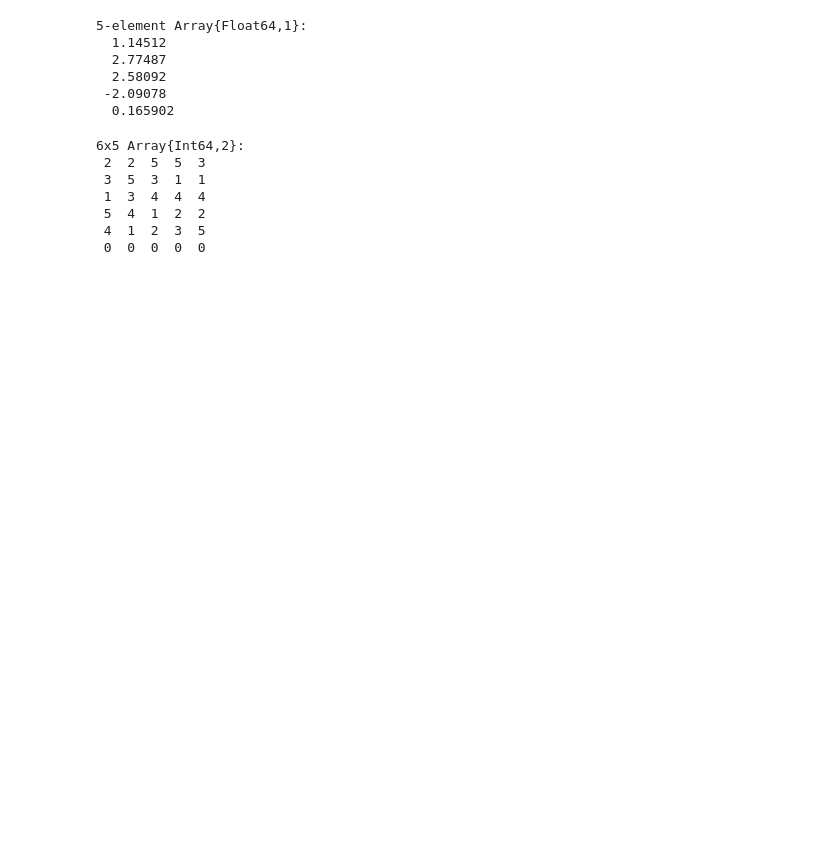
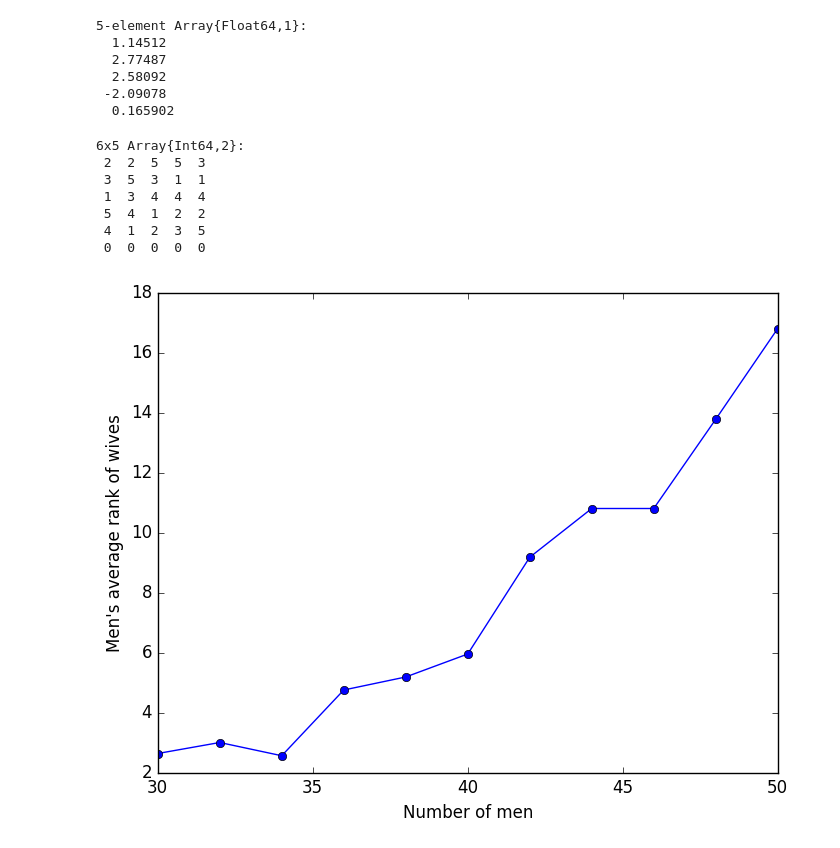
Before and after one commit to nswa17/gasshuku, a Jupyter notebook: Unbalanced Matching Markets The Stark Effect of Competition.ipynb, the cells around one changed output. Cells and saved outputs as stored; diff of their text form; code cells hidden in the pictures; blank space fills up the shorter version.

```diff
--- a/Unbalanced Matching Markets The Stark Effect of Competition.ipynb
+++ b/Unbalanced Matching Markets The Stark Effect of Competition.ipynb
@@ -793,7 +726,3 @@ for (i, m) in enumerate(m_range)
         r_mens[i, j] = r_men(m_matched, m_prefs)
     end
 end
-# %%
-for j in 1:length(beta_range)
-    plot(m_range, r_mens[:, j])
-end
@@ -802,17 +729,3 @@ end
-# %%
-m_range = 30:2:50
-n = 40
-beta = 0
-gamma_range = [0, 1, 2, 5, 10, 100, 1000]
-r_mens = Array(Float64, length(m_range), length(gamma_range))
-for (i, m) in enumerate(m_range)
-    m_x_as, f_x_as, m_x_ds, f_x_ds, epsilons = set_x_as(m), set_x_as(n), set_x_ds(m), set_x_ds(n), set_epsilons(m, n)
-    for (j, gamma) in enumerate(gamma_range)
-        m_prefs, f_prefs = get_mn_prefs_by_utility(m, n, beta, gamma, m_x_as, f_x_as, m_x_ds, f_x_ds, epsilons)
-        m_matched, _ = call_match(m_prefs, f_prefs)
-        r_mens[i, j] = r_men(m_matched, m_prefs)
-    end
-end
 # %%
 for j in 1:length(gamma_range)
     plot(m_range, r_mens[:, j])
@@ -825,10 +738,10 @@ n = 40
 beta_range = [0, 1, 2, 5, 10, 100]
 r_mens = Array(Float64, length(m_range), length(beta_range))
 for (i, m) in enumerate(m_range)
-    m_x_as, f_x_as, m_x_ds, f_x_ds, epsilons = set_x_as(m), set_x_as(n), set_x_ds(m), set_x_ds(n), set_epsilons(m, n)
     for (j, beta) in enumerate(beta_range)
         gamma = beta
-        m_prefs, f_prefs = get_mn_prefs_by_utility(m, n, beta, gamma, m_x_as, f_x_as, m_x_ds, f_x_ds, epsilons)
+        m_x_as, f_x_as, m_x_ds, f_x_ds = set_x_as(m), set_x_as(n), set_x_ds(m), set_x_ds(n)
+        m_prefs, f_prefs = get_mn_prefs_by_utility(m, n, beta, gamma, m_x_as, f_x_as, m_x_ds, f_x_ds)
         m_matched, _ = call_match(m_prefs, f_prefs)
         r_mens[i, j] = r_men(m_matched, m_prefs)
     end
@@ -888,3 +803,22 @@ for (i, m) in enumerate(m_range)
 end
 # %%
 plot(m_range, [mean(r_mens[:, j]) for j in 1:length(m_range)])
+# %%
+include("da2.jl")
+beta, gamma = 0, 0
+n = 40
+r_mens = []
+m_range = 30:2:50
+for m in m_range
+    m_x_as, f_x_as, m_x_ds, f_x_ds, epsilons = set_x_as(m), set_x_as(n), set_x_ds(m), set_x_ds(n), set_epsilons(m, n)
+    m_prefs, f_prefs = get_mn_prefs_by_utility(m, n, beta, gamma, m_x_as, f_x_as, m_x_ds, f_x_ds, epsilons)
+    m_matched, f_matched = call_match(m_prefs, f_prefs)
+    push!(r_mens, r_men(m_matched, m_prefs))
+end
+fig, ax = subplots()
+ax[:plot](m_range, r_mens, "-o")
+ax[:set_xlabel]("Number of men")
+ax[:set_ylabel]("Men's average rank of wives")
+ax[:legend]()
+# %% [output]
+[figure, added]
```
Also changed, not shown: parts of 37 cells of this notebook, 1 other file.
